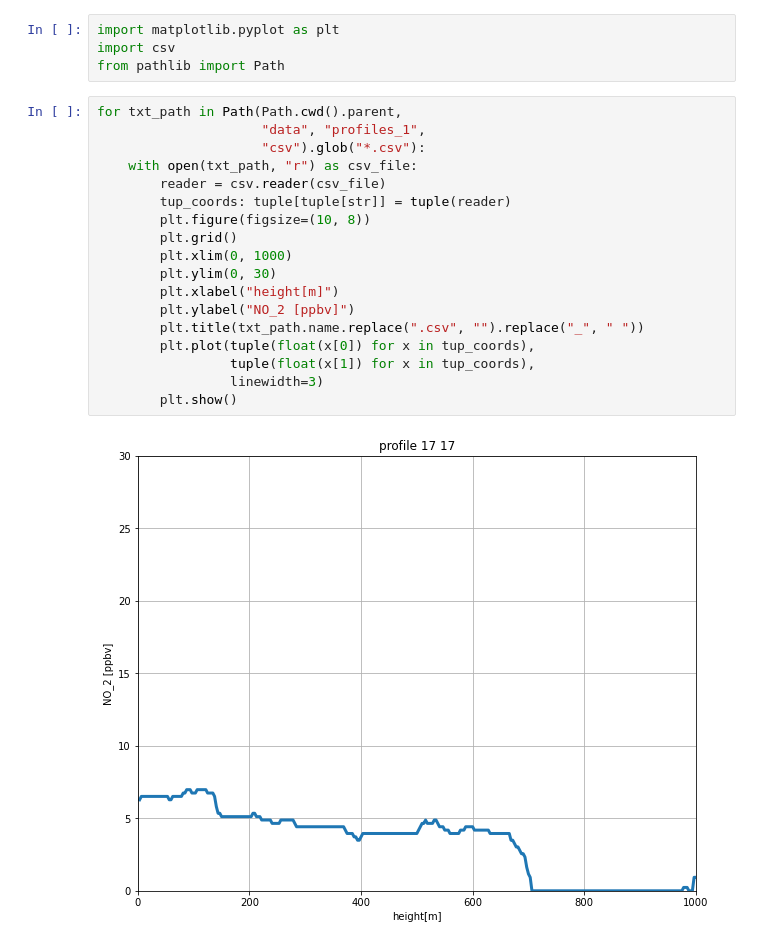
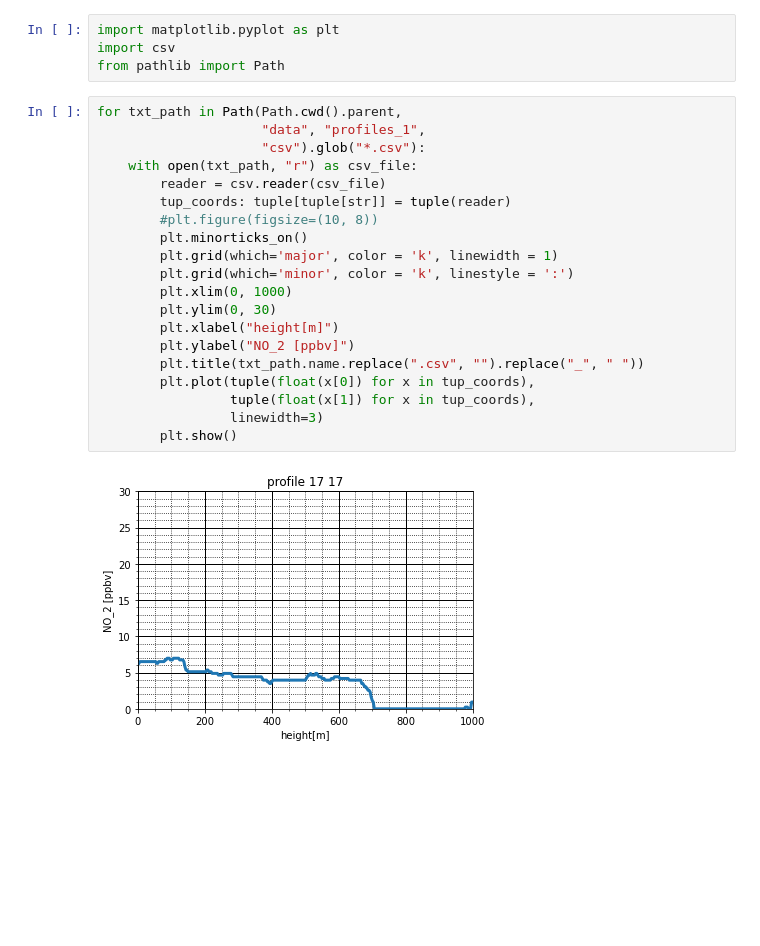
Before and after one commit to Mkrie/thesis, a Jupyter notebook: notebooks/profiles.ipynb, the cells around one changed output. Drawn from its saved outputs; the diff is of its cells as text; blank space fills up the shorter version.

```diff
--- a/notebooks/profiles.ipynb
+++ b/notebooks/profiles.ipynb
@@ -5,20 +5,22 @@ from pathlib import Path
 # %%
 for txt_path in Path(Path.cwd().parent,
                      "data", "profiles_1",
                      "csv").glob("*.csv"):
     with open(txt_path, "r") as csv_file:
         reader = csv.reader(csv_file)
         tup_coords: tuple[tuple[str]] = tuple(reader)
-        plt.figure(figsize=(10, 8))
-        plt.grid()
+        #plt.figure(figsize=(10, 8))
+        plt.minorticks_on()
+        plt.grid(which='major', color = 'k', linewidth = 1)
+        plt.grid(which='minor', color = 'k', linestyle = ':')
         plt.xlim(0, 1000)
         plt.ylim(0, 30)
         plt.xlabel("height[m]")
         plt.ylabel("NO_2 [ppbv]")
         plt.title(txt_path.name.replace(".csv", "").replace("_", " "))
         plt.plot(tuple(float(x[0]) for x in tup_coords),
                  tuple(float(x[1]) for x in tup_coords),
                  linewidth=3)
         plt.show()
 # %% [output]
-[figure, old version]
+[figure, new version]
```
Also changed, not shown: parts of 1 cell of this notebook, 5 other files.
